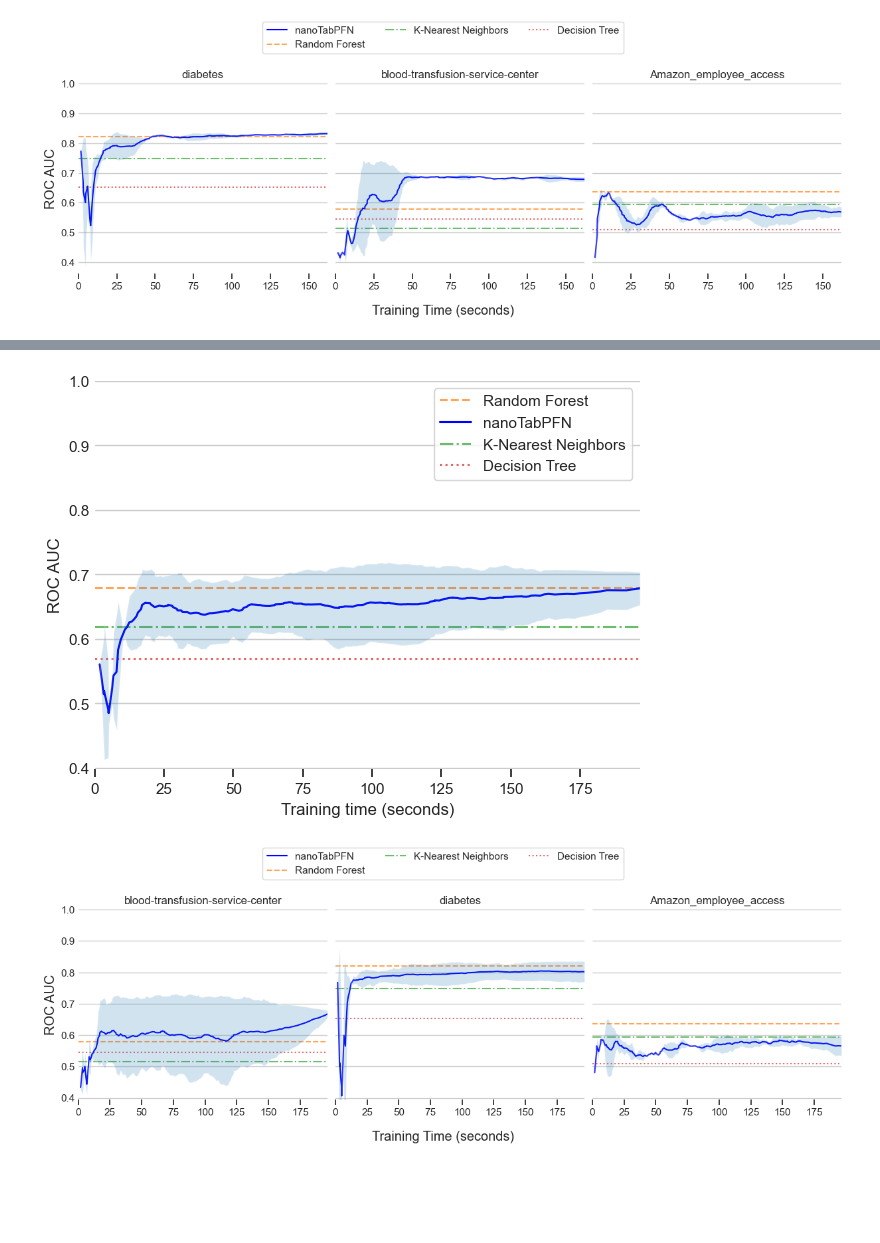
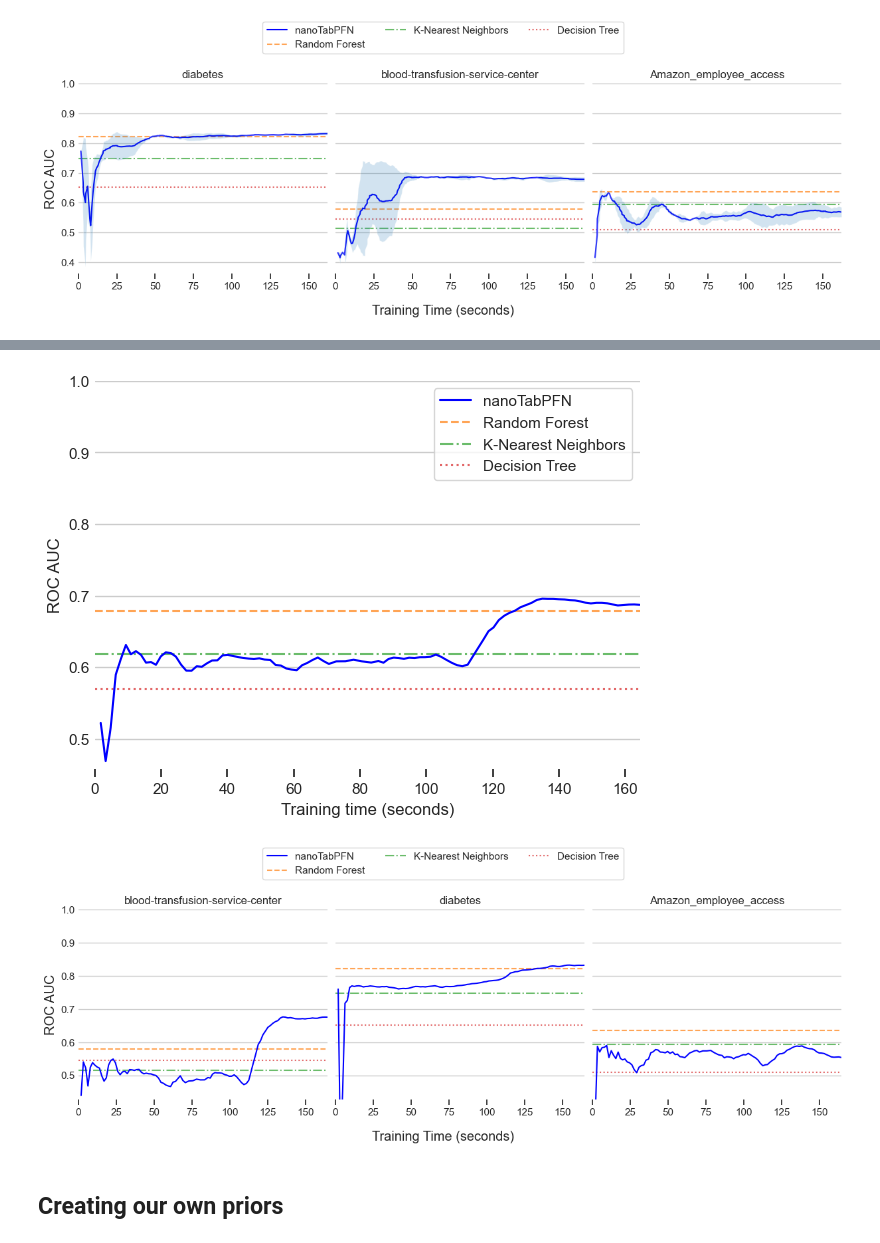
Before and after one commit to sgobbi/Neuralk_NanoTabFPN, a Jupyter notebook: experiment.ipynb, the cells around one changed output, grey strips where cells are left out. Cells and saved outputs as stored; diff of their text form; code cells hidden in the pictures; blank space fills up the shorter version.

```diff
--- a/experiment.ipynb
+++ b/experiment.ipynb
@@ -425,0 +470,5 @@ time   168.5s | loss  0.4517 | Amazon_employee_access/ROC AUC  0.5762 | blood-tr
+# %%
+loaded_history = pd.read_csv("saved_histories/nanotabpfn_original_prior_trained_seed0.csv")
+loaded_histories = []
+loaded_histories.append(loaded_history)
+print(loaded_histories[0].tail())
@@ -430,5 +518,5 @@ metric = "ROC AUC"
 sns.set_style("ticks")
 sns.set_context("notebook")
 fig, ax = plt.subplots(figsize=(6,4.5), layout="constrained")
-plot_runs(ax, histories, metric, baselines)
+plot_runs(ax, loaded_histories, metric, baselines)
 # %% [output]
@@ -454,10 +543,10 @@ from model import NanoTabPFNModel
 from model import NanoTabPFNModel
 from train import PriorDumpDataLoader, train, get_default_device, set_randomness_seed
 
-histories_local = []
+histories_scratch = []
 device = get_default_device()
 
-for seed in [0, 111]:
+for seed in [0]:
     set_randomness_seed(seed)
     prior = PriorDumpDataLoader("300k_150x5_2.h5", num_steps=2500, batch_size=32, device=device)
     model = NanoTabPFNModel(
@@ -470,7 +559,6 @@ for seed in [0, 111]:
         )
     eval_model_partial = functools.partial(eval_model, datasets=DATASETS)
     model, history = train(model, prior, lr=4e-3, steps_per_eval=25, eval_func=eval_model_partial)
-    history = [{**record, "training_time": training_time} for (training_time, record) in history]
     history = pd.DataFrame(history)
-    histories_local.append(history)
+    histories_scratch.append(history)
 # %% [output]
@@ -493,0 +582,6 @@ time   162.1s | loss  0.4543 | Amazon_employee_access/ROC AUC  0.5802 | blood-tr
+# %%
+save_path = f"saved_models/nanotabpfn_attention_from_scratch_prior_trained_seed{seed}.pt"
+torch.save(model.state_dict(), save_path)
+print(f"Saved model to {save_path}")
+for history in histories_scratch:
+    history.to_csv(f"saved_histories/nanotabpfn_attention_from_scratch_prior_trained_seed{seed}.csv", index = False)
@@ -583,18 +705,20 @@ print(histories_sliding[0])
 # %%
 metric = "ROC AUC"
 sns.set_style("ticks")
 sns.set_context("notebook")
 fig, ax = plt.subplots(figsize=(6,4.5), layout="constrained")
-plot_runs(ax, histories_sliding, metric, baselines)
+plot_runs(ax, histories_local, metric, baselines)
 # %% [output]
-[figure, old version]
+[figure, new version]
 # %%
 sns.set_context("notebook")
-fig, ax = plot_run_grid(histories_sliding, baselines)
+fig, ax = plot_run_grid(histories_local, baselines)
 plt.show()
 fig.savefig(f"nanotabpfn_SlidingWindowAttention_summary.png", dpi=300)
 # %% [output]
-[figure, old version]
+[figure, new version]
+# %% [markdown]
+## Creating our own priors
 # %%
 import h5py
 import numpy as np
```
Also changed, not shown: parts of 34 cells of this notebook, 14 other files.
